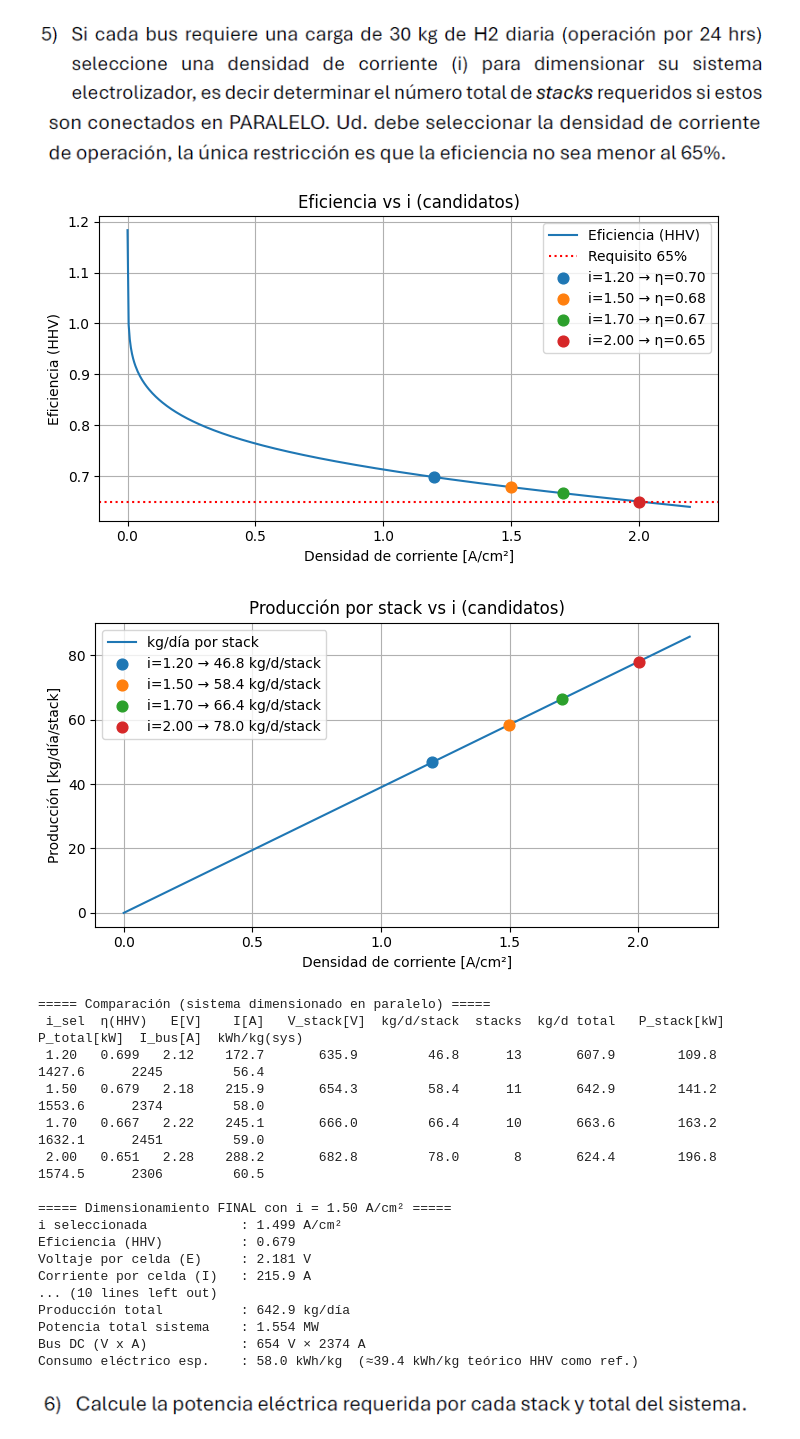
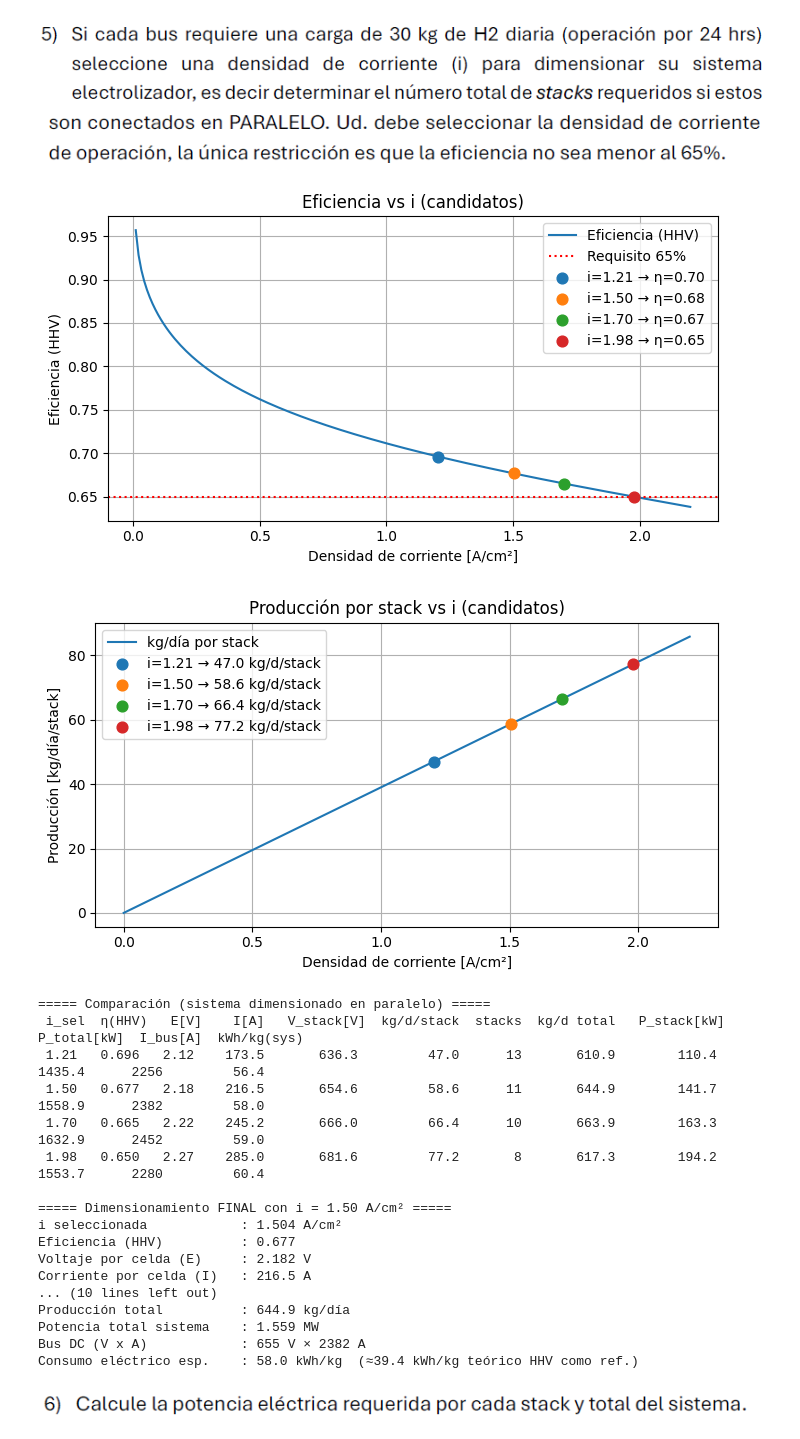
Before and after one commit to SantiagoAcostaMarino/Hidrogeno_Parcial, a Jupyter notebook: Parcial.ipynb, the cells around one changed output. Cells and saved outputs as stored; diff of their text form; code cells hidden in the pictures.

```diff
--- a/Parcial.ipynb
+++ b/Parcial.ipynb
@@ -109,25 +97,17 @@ plt.show()
 # %% [markdown]
 ![image.png](attachment:image.png)
 # %%
-# Poder calorífico superior del H2 [J/kg]
-LHV_H2 = 141.8e6
-# Potencia química del H2 (usando HHV) y eficiencia
-Pot_H2 = LHV_H2 * (m_dot_g_s/1000.0)   # [W] (g/s -> kg/s)
-eficiencia1 = Pot_H2 / P_elec          # adimensional
+#Punto 4
+HHV = 285000  #J/mol
+P_H2 = (HHV*m_H2)/MW_H2
+eficiencia = (P_H2/P_elec)
 
-# Curva de referencia teórica U_tn/E (chequeo rápido)
-U_tn = 1.48  # V (aprox. HHV/2F)
-eta_teor = U_tn / E
-
-# Graficar
-plt.figure(figsize=(8,5))
-plt.plot(i, eficiencia1, color="gold", label="Eficiencia (HHV) = Pot_H2 / P_elec")
-plt.plot(i, eta_teor, '--', lw=1.2, label="Referencia ≈ U_tn / E")
-plt.xlabel("Densidad de corriente [A/cm²]")
-plt.ylabel("Eficiencia (HHV)")
-plt.title("Eficiencia del electrolizador vs densidad de corriente")
+#Grafica de curva
+plt.figure()
+plt.plot(i, eficiencia)
+plt.xlabel('Densidad de corriente i [A/cm²]')
+plt.ylabel('Eficiencia')
+plt.title('Eficiencia de la celda PEMEL')
 plt.grid(True)
-plt.legend()
-plt.tight_layout()
 plt.show()
 # %% [output]
@@ -138,9 +118,9 @@ plt.show()
 # %%
 # Producción por stack y comparación de candidatos (PARALELO)
 # -------------------------
-kg_dia_stack_curve = (m_dot_g_s * n_celdas) * 86400.0 / 1000.0  # [kg/día] por stack
+kg_dia_stack_curve = (m_H2 * n_celdas) * 86400.0 / 1000.0  # [kg/día] por stack
 kg_dia_total = n_b * 30.0  # 20 buses * 30 kg/día = 600 kg/día
-mask_ok = (eficiencia1 >= 0.65)
+mask_ok = (eficiencia >= 0.65)
 idx_ok = np.where(mask_ok)[0]
 if idx_ok.size == 0:
     raise RuntimeError("No hay puntos con eficiencia >= 65% en el rango de i.")
@@ -155,8 +135,8 @@ for it in i_candidatos:
 
     # Magnitudes por celda/stack en ese punto
     i_sel_j        = float(i[j])
-    eta_j          = float(eficiencia1[j])
-    E_celda_j      = float(E[j])
+    eta_j          = float(eficiencia[j])
+    E_celda_j      = float(V[j])
     I_celda_j      = float(I[j])
     kg_dia_stack_j = float(kg_dia_stack_curve[j])           # [kg/día] por stack
     P_stack_kW_j   = float((P_elec[j] * n_celdas) / 1000.0) # [kW] por stack
@@ -186,7 +166,7 @@ for it in i_candidatos:
 
 # Eficiencia con marcadores
 plt.figure(figsize=(7,4))
-plt.plot(i, eficiencia1, label="Eficiencia (HHV)")
+plt.plot(i, eficiencia, label="Eficiencia (HHV)")
 plt.axhline(0.65, color='r', ls=':', label='Requisito 65%')
 for r in res:
     plt.scatter(r["i_sel"], r["eta"], s=60, zorder=3,
@@ -223,10 +203,10 @@ j = idx_ok[np.argmin(np.abs(i[idx_ok] - i_target))]  # punto factible más cerca
 
 # ---- Magnitudes por celda en el punto elegido ----
 i_sel       = i[j]
-E_sel       = E[j]
+E_sel       = V[j]
 I_sel       = I[j]
 P_celda_sel = P_elec[j]
-eta_sel     = eficiencia1[j]
+eta_sel     = eficiencia[j]
 
 # ---- SERIE: un stack de 300 celdas ----
 kg_dia_stack = kg_dia_stack_curve[j]    # [kg/día] por stack
@@ -234,51 +214,51 @@ P_stack_W    = P_elec[j] * n_celdas     # [W] por stack
 V_stack      = E_sel * n_celdas         # [V] del stack
 
 # ---- PARALELO: sistema para cumplir demanda ----
 stacks_necesarios = int(np.ceil(kg_dia_total / max(kg_dia_stack, 1e-12)))
 kg_d_total = stacks_necesarios * kg_dia_stack                  # [kg/día]
 P_total_W  = stacks_necesarios * P_stack_W                     # [W]
 V_bus      = V_stack                                           # [V]
 I_bus_A    = stacks_necesarios * I_sel                         # [A]
 kWh_kg_final = (P_total_W * 24.0 / 1000.0) / max(kg_d_total, 1e-12)
 
 print("\n===== Dimensionamiento FINAL con i = 1.50 A/cm² =====")
 print(f"i seleccionada            : {i_sel:.3f} A/cm²")
 print(f"Eficiencia (HHV)          : {eta_sel:.3f}")
 print(f"Voltaje por celda (E)     : {E_sel:.3f} V")
 print(f"Corriente por celda (I)   : {I_sel:.1f} A")
 
 print("\n-- Un stack (300 celdas en SERIE) --")
 print(f"Voltaje del stack         : {V_stack:.1f} V")
 print(f"Potencia por celda        : {P_celda_sel/1000:.2f} kW")
 print(f"Potencia por stack        : {P_stack_W/1000:.2f} kW")
 print(f"Producción por stack      : {kg_dia_stack:.2f} kg/día")
 
 print("\n-- Sistema (stacks en PARALELO) --")
 print(f"Demanda total             : {kg_dia_total:.0f} kg/día")
 print(f"Stacks requeridos (||)    : {stacks_necesarios} stacks")
 print(f"Producción total          : {kg_d_total:.1f} kg/día")
 print(f"Potencia total sistema    : {P_total_W/1e6:.3f} MW")
 print(f"Bus DC (V x A)            : {V_bus:.0f} V × {I_bus_A:.0f} A")
 print(f"Consumo eléctrico esp.    : {kWh_kg_final:.1f} kWh/kg  (≈39.4 kWh/kg teórico HHV como ref.)")
 # %% [output]
-[figure, old version]
+[figure, new version]
-[figure, old version]
+[figure, new version]
 ===== Comparación (sistema dimensionado en paralelo) =====
  i_sel  η(HHV)   E[V]    I[A]   V_stack[V]  kg/d/stack  stacks  kg/d total   P_stack[kW]  P_total[kW]  I_bus[A]  kWh/kg(sys)
- 1.20   0.699   2.12    172.7       635.9         46.8      13       607.9        109.8       1427.6      2245         56.4
- 1.50   0.679   2.18    215.9       654.3         58.4      11       642.9        141.2       1553.6      2374         58.0
- 1.70   0.667   2.22    245.1       666.0         66.4      10       663.6        163.2       1632.1      2451         59.0
- 2.00   0.651   2.28    288.2       682.8         78.0       8       624.4        196.8       1574.5      2306         60.5
+ 1.21   0.696   2.12    173.5       636.3         47.0      13       610.9        110.4       1435.4      2256         56.4
+ 1.50   0.677   2.18    216.5       654.6         58.6      11       644.9        141.7       1558.9      2382         58.0
+ 1.70   0.665   2.22    245.2       666.0         66.4      10       663.9        163.3       1632.9      2452         59.0
+ 1.98   0.650   2.27    285.0       681.6         77.2       8       617.3        194.2       1553.7      2280         60.4
 
 ===== Dimensionamiento FINAL con i = 1.50 A/cm² =====
-i seleccionada            : 1.499 A/cm²
-Eficiencia (HHV)          : 0.679
-Voltaje por celda (E)     : 2.181 V
-Corriente por celda (I)   : 215.9 A
+i seleccionada            : 1.504 A/cm²
+Eficiencia (HHV)          : 0.677
+Voltaje por celda (E)     : 2.182 V
+Corriente por celda (I)   : 216.5 A
 ... (10 lines left out)
-Producción total          : 642.9 kg/día
-Potencia total sistema    : 1.554 MW
-Bus DC (V x A)            : 654 V × 2374 A
+Producción total          : 644.9 kg/día
+Potencia total sistema    : 1.559 MW
+Bus DC (V x A)            : 655 V × 2382 A
 Consumo eléctrico esp.    : 58.0 kWh/kg  (≈39.4 kWh/kg teórico HHV como ref.)
 # %% [markdown]
 ![image.png](attachment:image.png)
```
Also changed, not shown: parts of 6 cells of this notebook.
